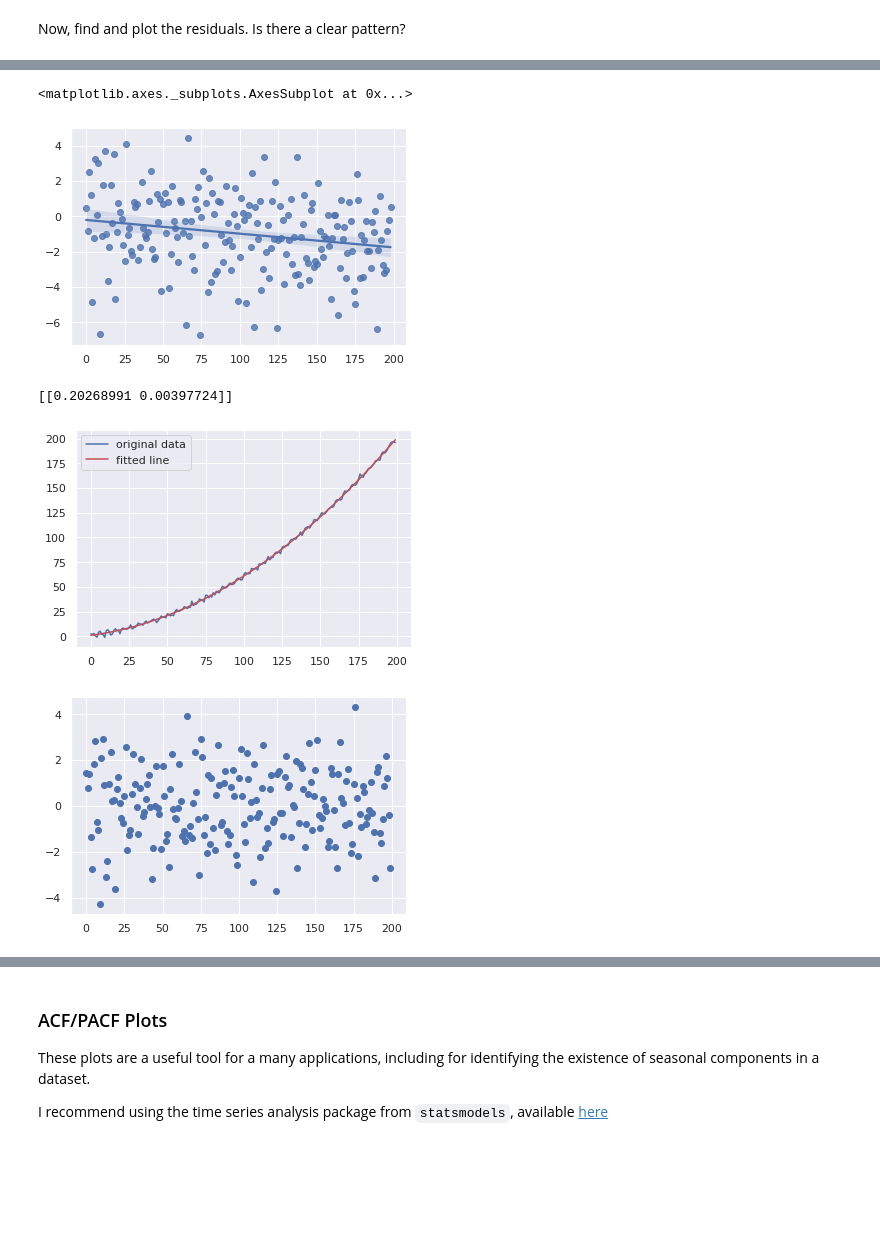
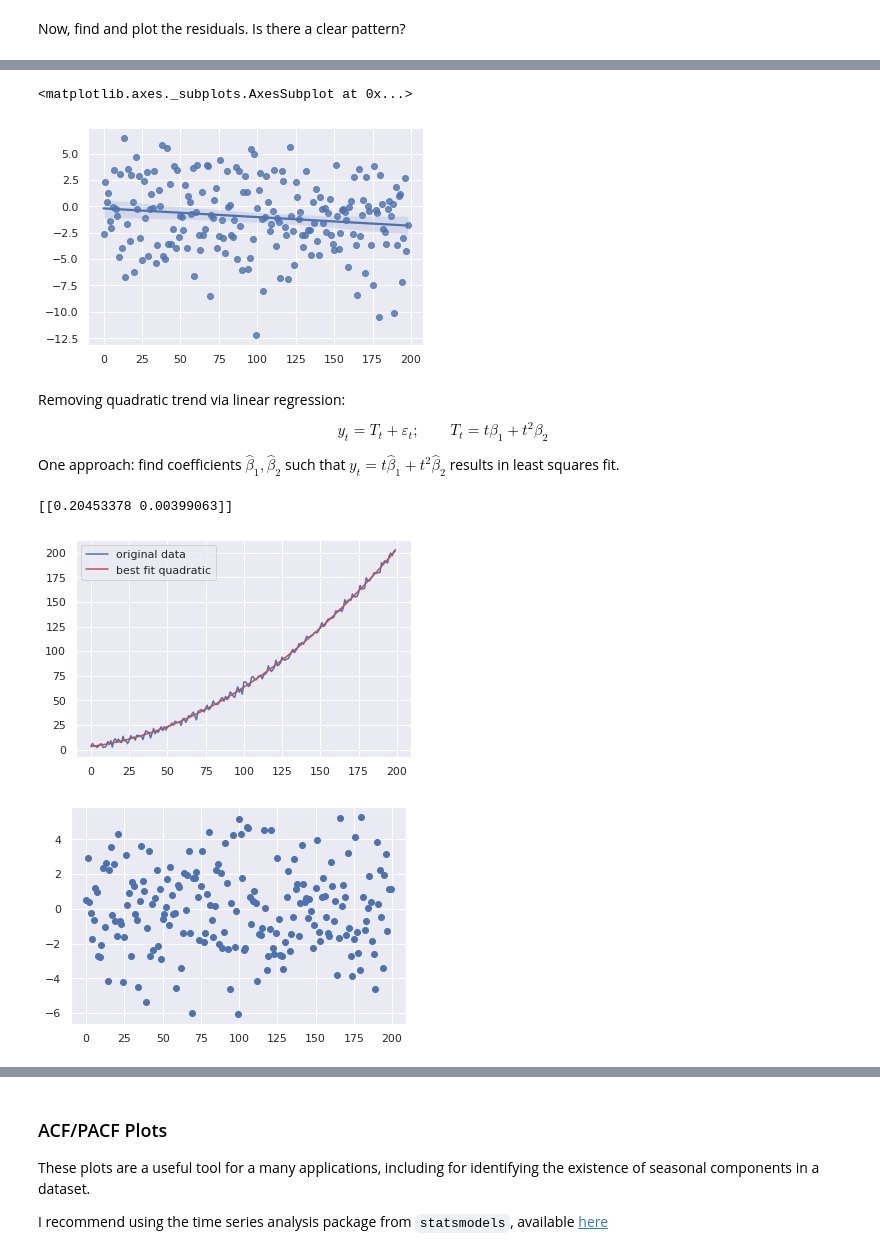
Before and after one commit to maxoboe/6419_recitations, a Jupyter notebook: climate_video_notebook.ipynb, the cells around one changed output, grey strips where cells are left out. Cells and saved outputs as stored; diff of their text form; code cells hidden in the pictures; blank space fills up the shorter version.

```diff
--- a/climate_video_notebook.ipynb
+++ b/climate_video_notebook.ipynb
@@ -44,7 +121,11 @@ Weak stationarity: the autocovariance is only a function of distance, and the me
 import numpy as np
 np.random.seed(1234)
 x_vals = np.arange(0, 200)
+z = 5 * np.random.beta(1,1,size=len(x_vals))
 quad_trend = x_vals ** 2 * 0.004 + 0.2 * x_vals
 seasonality = 2 * (x_vals % 5 == 0) + 3 * (x_vals % 5 == 1) + 1 * (x_vals % 5 == 2) - 1 * (x_vals % 5 == 4)
 random_noise = np.random.normal(size=len(x_vals))
-y_vals = quad_trend + seasonality + random_noise
+y_vals = quad_trend + seasonality + z + random_noise
+x = x_vals.reshape(-1,1)
+z = z.reshape(-1,1)
+y = y_vals.reshape(-1,1)
@@ -100,23 +188,29 @@ import seaborn as sns
 sns.regplot(x=x[:-1], y=first_diff)
 # %% [output]
 <matplotlib.axes._subplots.AxesSubplot at 0x...>
-[figure, old version]
+[figure, new version]
+# %% [markdown]
+Removing quadratic trend via linear regression:
+
+$$y_{t} = T_t + \varepsilon_t; \qquad T_t = t \beta_1 + t^2 \beta_2$$
+
+One approach: find coefficients $\hat{\beta}_1, \hat{\beta}_2$ such that $y_t = t \hat{\beta}_1 + t^2 \hat{\beta}_2 $  results in least squares fit.
 # %%
-# Hint: to combine two numpy series, you can use the np.hstack command
-new_x = np.hstack((x, x**2))
-clf.fit(new_x, y)
-quadratic_y_hat = clf.predict(new_x)
+# Difference in this text block: we're including this squared term
+x_stacked = np.hstack((x, x**2))
+clf.fit(x_stacked, y)
+quadratic_y_hat = clf.predict(x_stacked)
 print(clf.coef_) # Print the beta values found via regression
 plt.plot(x, y, label='original data')
-plt.plot(x, quadratic_y_hat, 'r', label='fitted line')
+plt.plot(x, quadratic_y_hat, 'r', label='best fit quadratic')
 plt.legend()
 plt.show()
 nonlinear_residuals = y - quadratic_y_hat
 plt.plot(x, nonlinear_residuals,'o');
 # %% [output]
-[[0.20268991 0.00397724]]
+[[0.20453378 0.00399063]]
-[figure, old version]
+[figure, new version]
-[figure, old version]
+[figure, new version]
 # %%
 sns.regplot(x, nonlinear_residuals)
 # %% [output]
```
Also changed, not shown: parts of 131 cells of this notebook.
